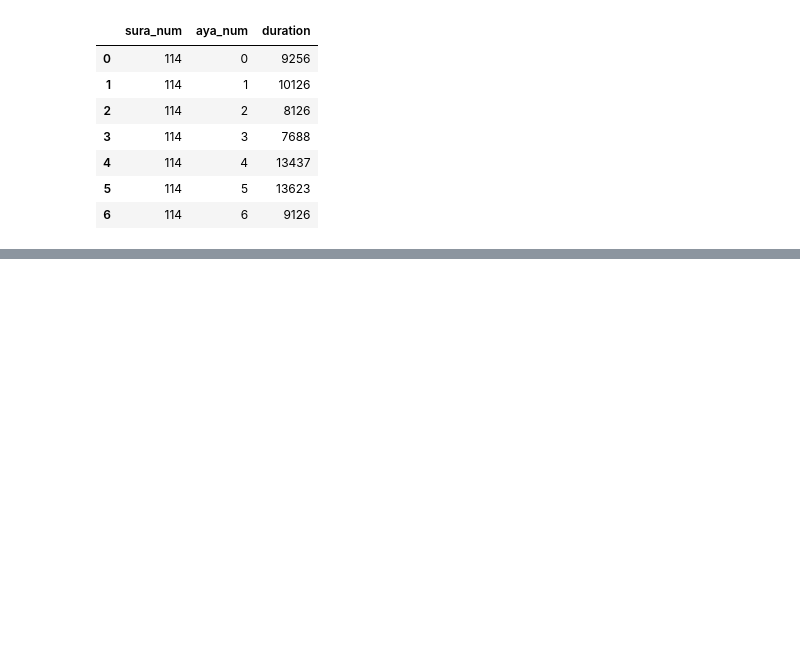
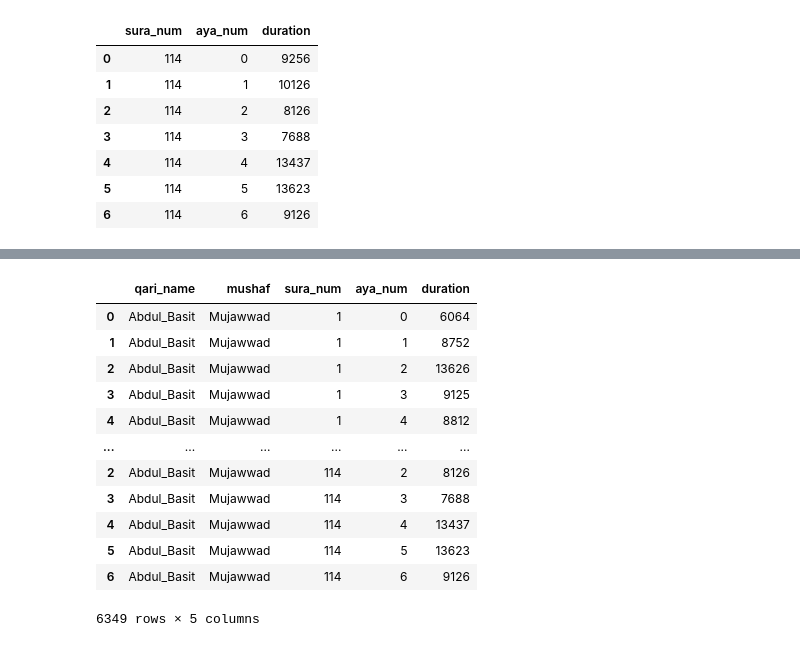
Before and after one commit to drnesr/QuranDataset, a Jupyter notebook: Code/DB_Qur_001.ipynb, the cells around one changed output, grey strips where cells are left out. Saved outputs shown, nothing was run; the diff lists cells and outputs as text; code cells hidden in the pictures; blank space fills up the shorter version.

```diff
--- a/Code/DB_Qur_001.ipynb
+++ b/Code/DB_Qur_001.ipynb
@@ -210,0 +276,38 @@ get_ayat_durations(archive.open('114.txt'), 114, 6)
+# %%
+def get_telawa_duration(verses_path, telawa_zip_name, suras_ayat):
+    # telawa_zip_name='Abdul_Basit@Mujawwad.zip'
+    archive = zipfile.ZipFile(
+        os.path.join(verses_path, telawa_zip_name), 'r')
+
+    all_suras = []
+
+    for sura_index in range(1, 115):
+        filename = archive.open(f'{sura_index:003d}.txt')
+        sura_max = suras_ayat[sura_index]
+        all_suras.append(get_ayat_durations(filename, sura_index, sura_max))
+
+    telawa = pd.concat(all_suras)
+    telawa_name = telawa_zip_name
+    qari, telawa_type = telawa_name[:-4].split('@')
+    if telawa_type not in ('Mujawwad', 'Murattal'):
+        telawa_type = 'Salat'
+
+    telawa.insert(0, 'qari_name', qari)
+    telawa.insert(1, 'mushaf', telawa_type)
+    return telawa
+# %%
+get_telawa_duration(verses_path, 'Abdul_Basit@Mujawwad.zip', suras_ayat)
+# %% [output]
+|  | qari_name | mushaf | sura_num | aya_num | duration |
+| 0 | Abdul_Basit | Mujawwad | 1 | 0 | 6064 |
+| 1 | Abdul_Basit | Mujawwad | 1 | 1 | 8752 |
+| 2 | Abdul_Basit | Mujawwad | 1 | 2 | 13626 |
+| 3 | Abdul_Basit | Mujawwad | 1 | 3 | 9125 |
+| 4 | Abdul_Basit | Mujawwad | 1 | 4 | 8812 |
+| ... | ... | ... | ... | ... | ... |
+| 2 | Abdul_Basit | Mujawwad | 114 | 2 | 8126 |
+| 3 | Abdul_Basit | Mujawwad | 114 | 3 | 7688 |
+| 4 | Abdul_Basit | Mujawwad | 114 | 4 | 13437 |
+| 5 | Abdul_Basit | Mujawwad | 114 | 5 | 13623 |
+| 6 | Abdul_Basit | Mujawwad | 114 | 6 | 9126 |
+6349 rows × 5 columns
```
Also changed, not shown: parts of 5 cells of this notebook, 1 other file.
